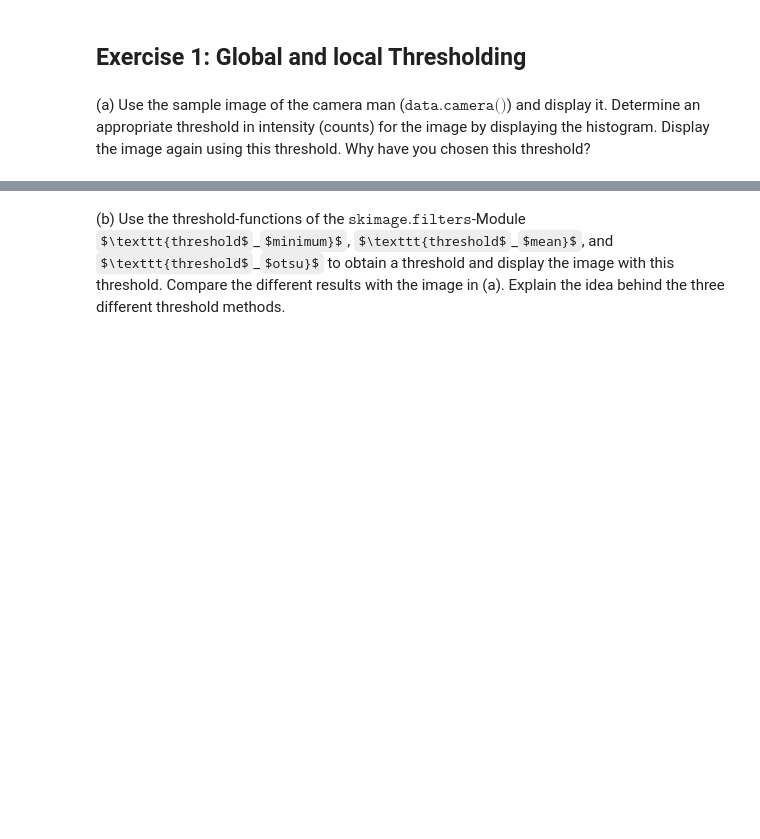
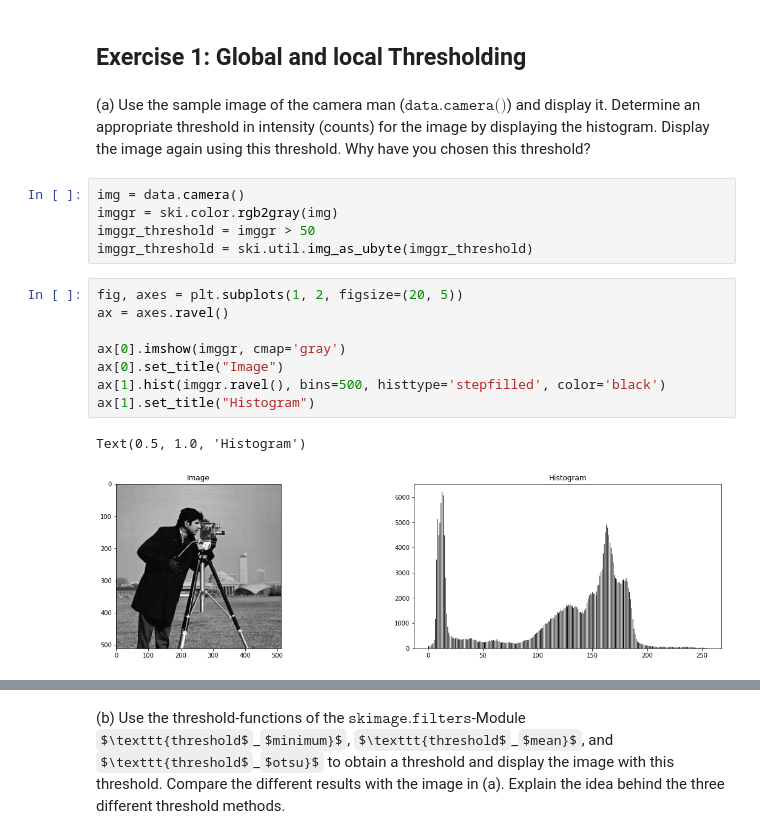
Before and after one commit to pooyansalehi/DIPastro2019, a Jupyter notebook: lab5/lab5.ipynb, the cells around one changed output, grey strips where cells are left out. Cells and saved outputs as stored; diff of their text form; some formulas as TeX source; blank space fills up the shorter version.

```diff
--- a/lab5/lab5.ipynb
+++ b/lab5/lab5.ipynb
@@ -4,3 +11,19 @@
 ## Exercise 1: Global and local Thresholding
 # %% [markdown]
 (a) Use the sample image of the camera man ($\texttt{data.camera()}$) and display it. Determine an appropriate threshold in intensity (counts) for the image by displaying the histogram. Display the image again using this threshold. Why have you chosen this threshold?
+# %%
+img = data.camera()
+imggr = ski.color.rgb2gray(img)
+imggr_threshold = imggr > 50
+imggr_threshold = ski.util.img_as_ubyte(imggr_threshold)
+# %%
+fig, axes = plt.subplots(1, 2, figsize=(20, 5))
+ax = axes.ravel()
+
+ax[0].imshow(imggr, cmap='gray')
+ax[0].set_title("Image")
+ax[1].hist(imggr.ravel(), bins=500, histtype='stepfilled', color='black')
+ax[1].set_title("Histogram")
+# %% [output]
+Text(0.5, 1.0, 'Histogram')
+[figure, added]
```
Also changed, not shown: parts of 8 cells of this notebook.
